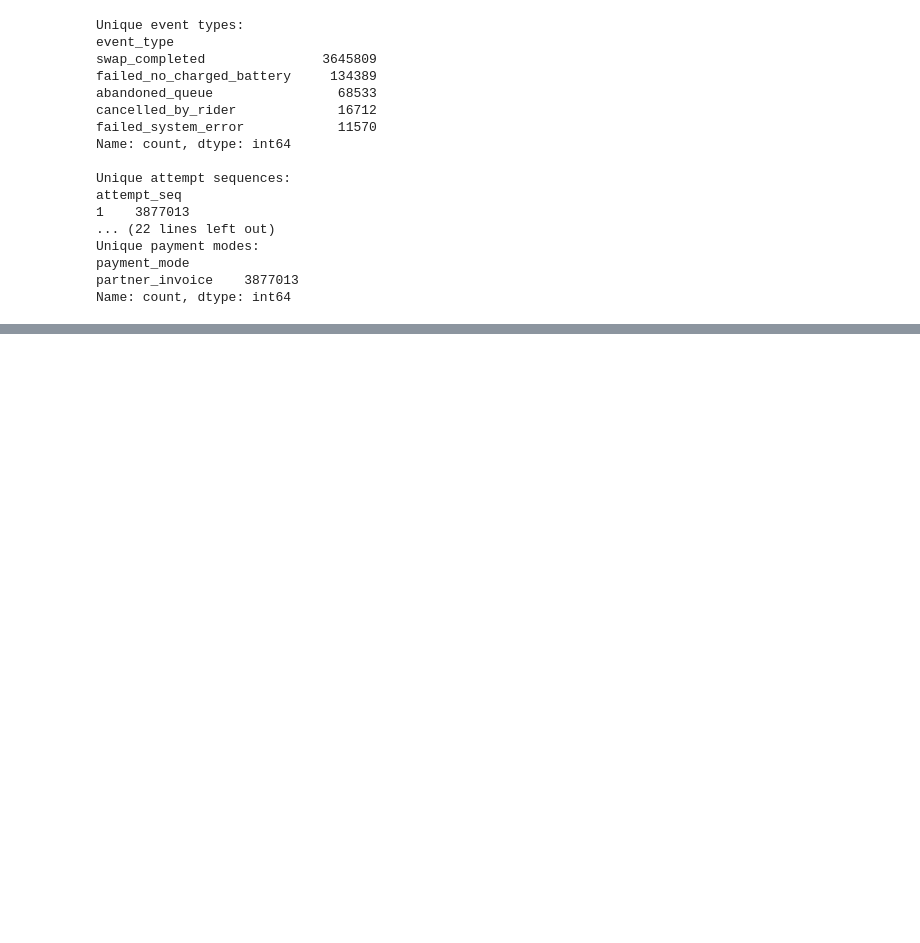
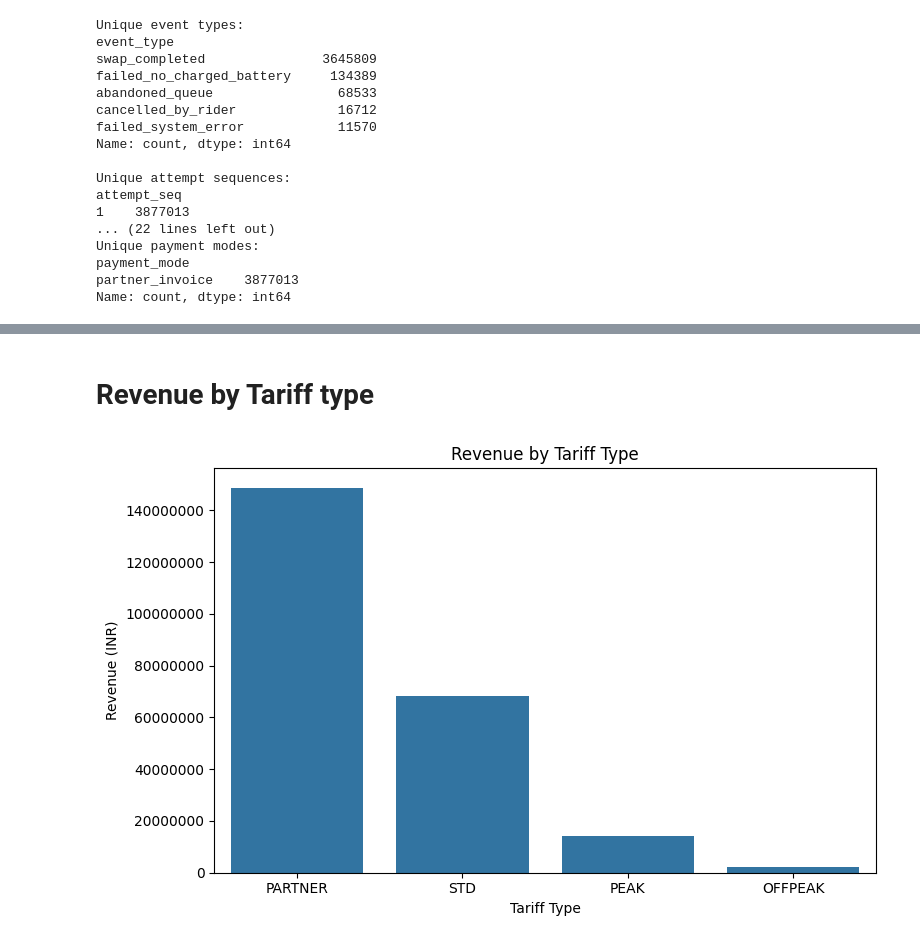
Before and after one commit to Khulbe-Nitin/Volt-Relay, a Jupyter notebook: Collab_notebook/Nitin_4_datasets.ipynb, the cells around one changed output, grey strips where cells are left out. Drawn from its saved outputs; the diff is of its cells as text; code cells hidden in the pictures; blank space fills up the shorter version.

```diff
--- a/Collab_notebook/Nitin_4_datasets.ipynb
+++ b/Collab_notebook/Nitin_4_datasets.ipynb
@@ -1523,0 +2558,24 @@ Name: count, dtype: int64
+# %% [markdown]
+<h1> Revenue by Tariff type </h1>
+# %%
+tariff_revenue = (
+    swap_events[swap_events["is_completed"]]
+    .groupby("tariff_code")["revenue_inr"]
+    .sum()
+    .sort_values(ascending=False)
+)
+
+plt.figure(figsize=(8, 5))
+sns.barplot(
+    x=tariff_revenue.index,
+    y=tariff_revenue.values
+)
+
+plt.title("Revenue by Tariff Type")
+plt.xlabel("Tariff Type")
+plt.ylabel("Revenue (INR)")
+plt.ticklabel_format(style="plain", axis="y")
+plt.tight_layout()
+plt.show()
+# %% [output]
+[figure, added]
```
Also changed, not shown: parts of 50 cells of this notebook.
